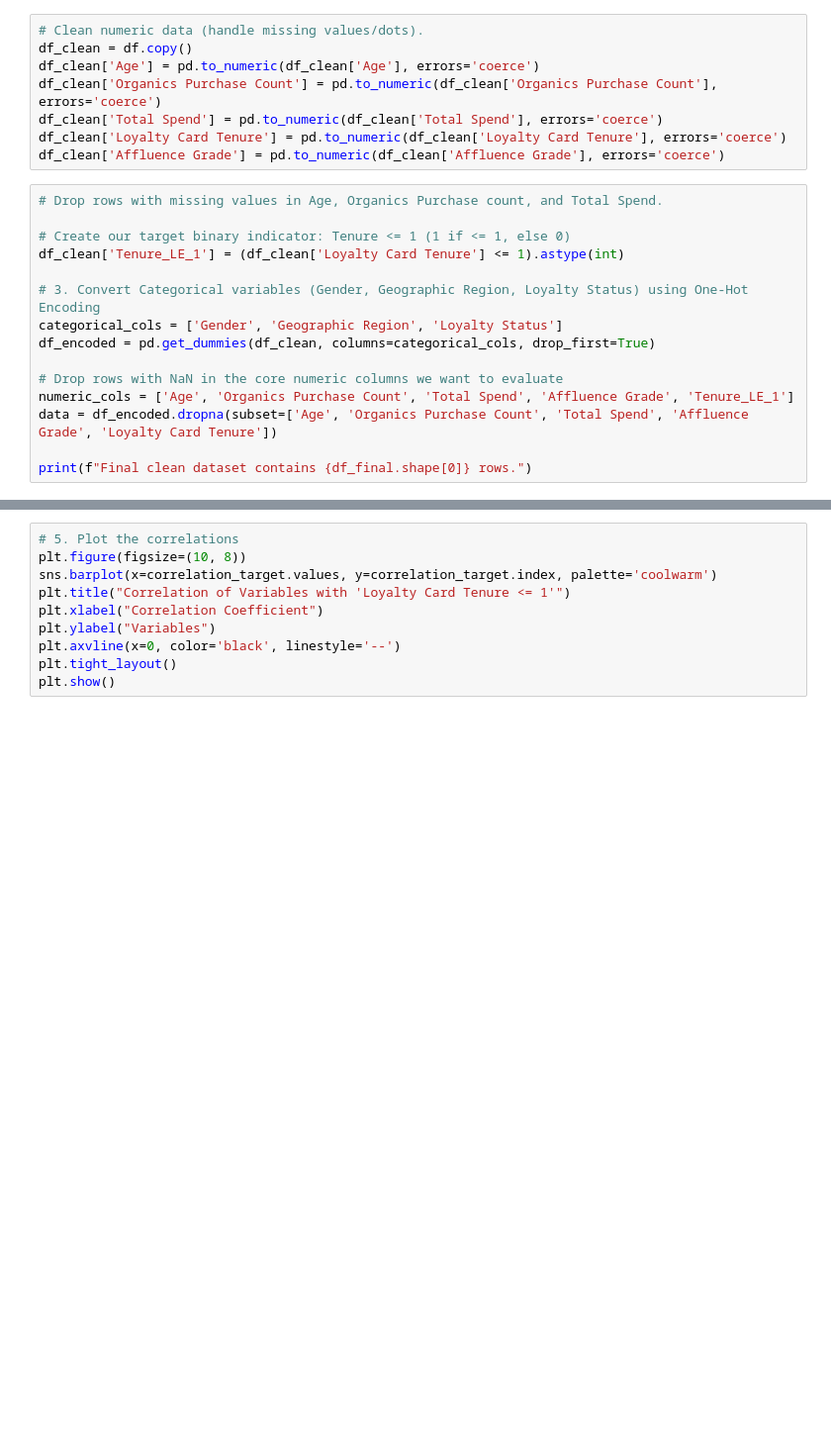
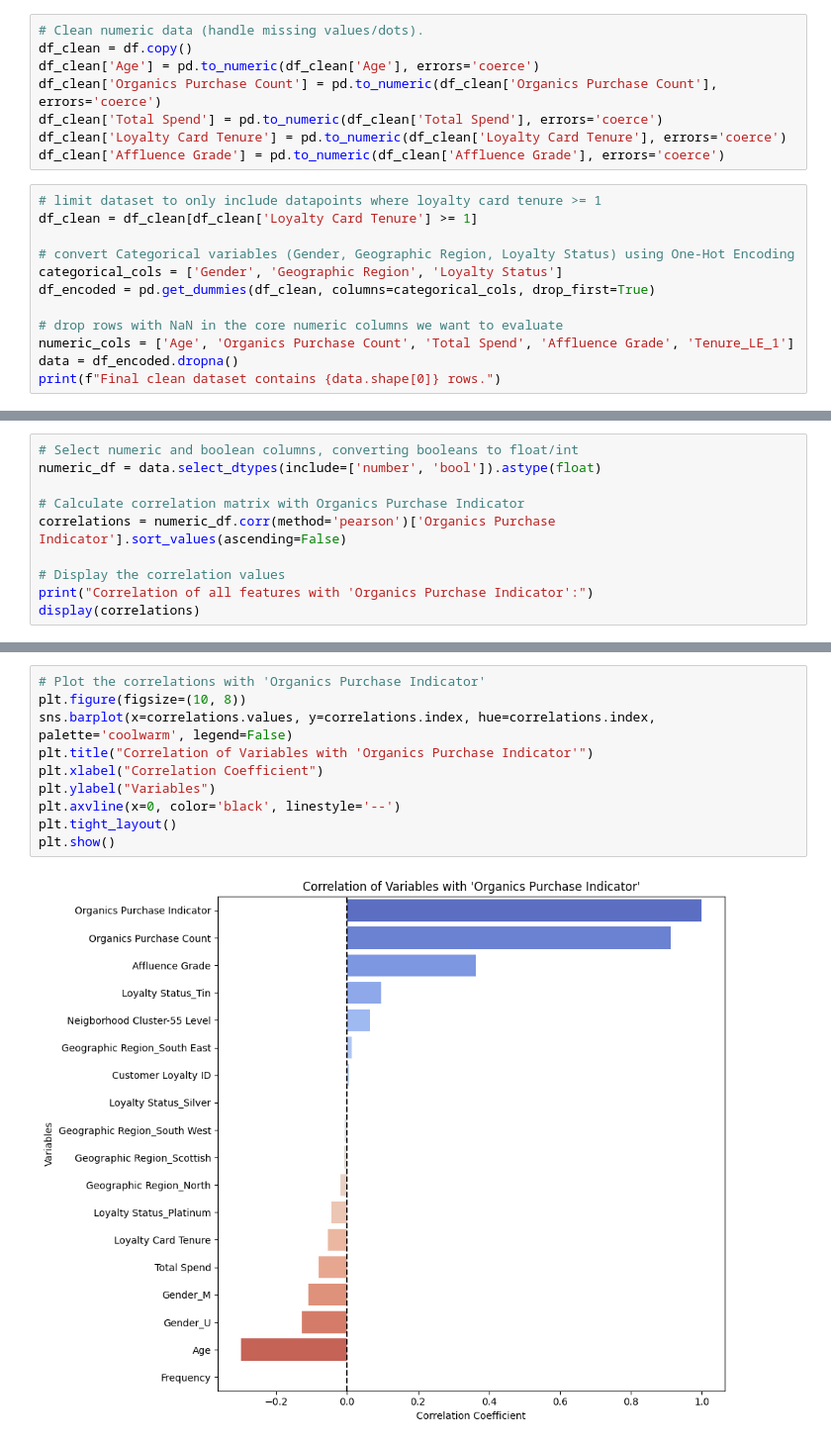
Before and after one commit to adavis11010/ban315green, a Jupyter notebook: organic_purchase_project.ipynb, the cells around one changed output, grey strips where cells are left out. Shown at 99% size. Cells and saved outputs as stored; diff of their text form; blank space fills up the shorter version.

Commit message:
Phase 2 data cleansing, EDA, and initial correlation matrix analysis

```diff
--- a/organic_purchase_project.ipynb
+++ b/organic_purchase_project.ipynb
@@ -26,17 +30,14 @@ df_clean['Total Spend'] = pd.to_numeric(df_clean['Total Spend'], errors='coerce'
 df_clean['Loyalty Card Tenure'] = pd.to_numeric(df_clean['Loyalty Card Tenure'], errors='coerce')
 df_clean['Affluence Grade'] = pd.to_numeric(df_clean['Affluence Grade'], errors='coerce')
 # %%
-# Drop rows with missing values in Age, Organics Purchase count, and Total Spend.
+# limit dataset to only include datapoints where loyalty card tenure >= 1
+df_clean = df_clean[df_clean['Loyalty Card Tenure'] >= 1]
 
-# Create our target binary indicator: Tenure <= 1 (1 if <= 1, else 0)
-df_clean['Tenure_LE_1'] = (df_clean['Loyalty Card Tenure'] <= 1).astype(int)
-
-# 3. Convert Categorical variables (Gender, Geographic Region, Loyalty Status) using One-Hot Encoding
+# convert Categorical variables (Gender, Geographic Region, Loyalty Status) using One-Hot Encoding
 categorical_cols = ['Gender', 'Geographic Region', 'Loyalty Status']
 df_encoded = pd.get_dummies(df_clean, columns=categorical_cols, drop_first=True)
 
-# Drop rows with NaN in the core numeric columns we want to evaluate
+# drop rows with NaN in the core numeric columns we want to evaluate
 numeric_cols = ['Age', 'Organics Purchase Count', 'Total Spend', 'Affluence Grade', 'Tenure_LE_1']
-data = df_encoded.dropna(subset=['Age', 'Organics Purchase Count', 'Total Spend', 'Affluence Grade', 'Loyalty Card Tenure'])
-
-print(f"Final clean dataset contains {df_final.shape[0]} rows.")
+data = df_encoded.dropna()
+print(f"Final clean dataset contains {data.shape[0]} rows.")
@@ -45,0 +103,10 @@ print(correlation_target)
+# %%
+# Select numeric and boolean columns, converting booleans to float/int
+numeric_df = data.select_dtypes(include=['number', 'bool']).astype(float)
+
+# Calculate correlation matrix with Organics Purchase Indicator
+correlations = numeric_df.corr(method='pearson')['Organics Purchase Indicator'].sort_values(ascending=False)
+
+# Display the correlation values
+print("Correlation of all features with 'Organics Purchase Indicator':")
+display(correlations)
@@ -46,10 +133,12 @@ print(correlation_target)
 # %%
-# 5. Plot the correlations
+# Plot the correlations with 'Organics Purchase Indicator'
 plt.figure(figsize=(10, 8))
-sns.barplot(x=correlation_target.values, y=correlation_target.index, palette='coolwarm')
-plt.title("Correlation of Variables with 'Loyalty Card Tenure <= 1'")
+sns.barplot(x=correlations.values, y=correlations.index, hue=correlations.index, palette='coolwarm', legend=False)
+plt.title("Correlation of Variables with 'Organics Purchase Indicator'")
 plt.xlabel("Correlation Coefficient")
 plt.ylabel("Variables")
 plt.axvline(x=0, color='black', linestyle='--')
 plt.tight_layout()
 plt.show()
+# %% [output]
+[figure, added]
```
Also changed, not shown: parts of 11 cells of this notebook.
